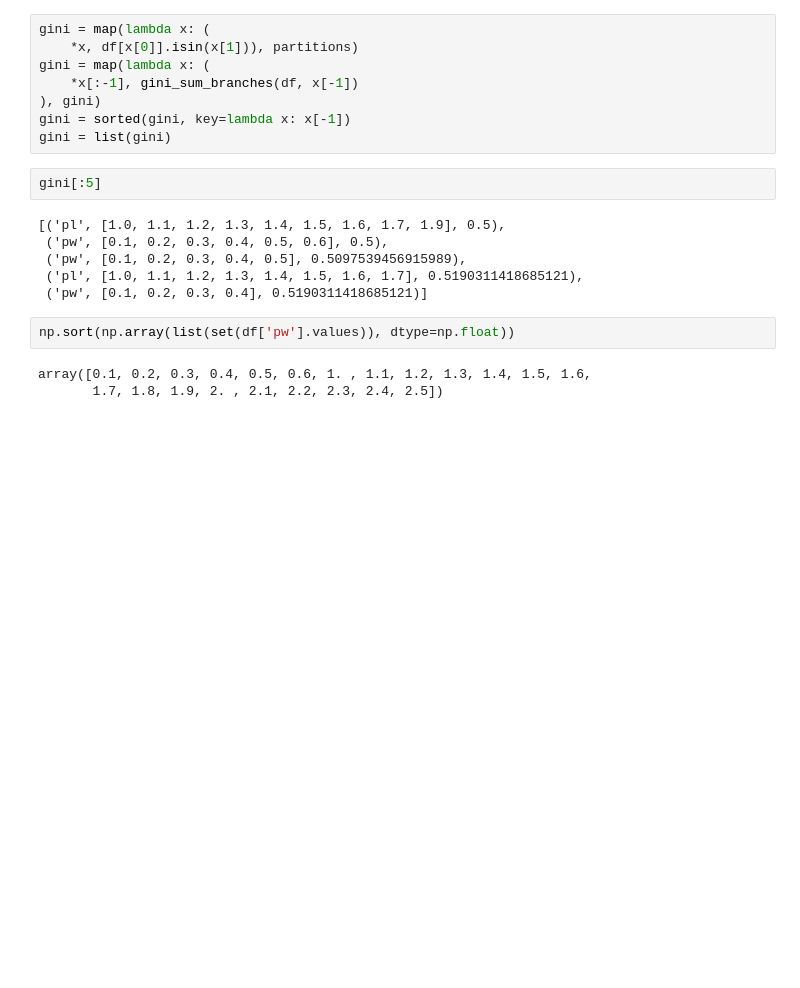
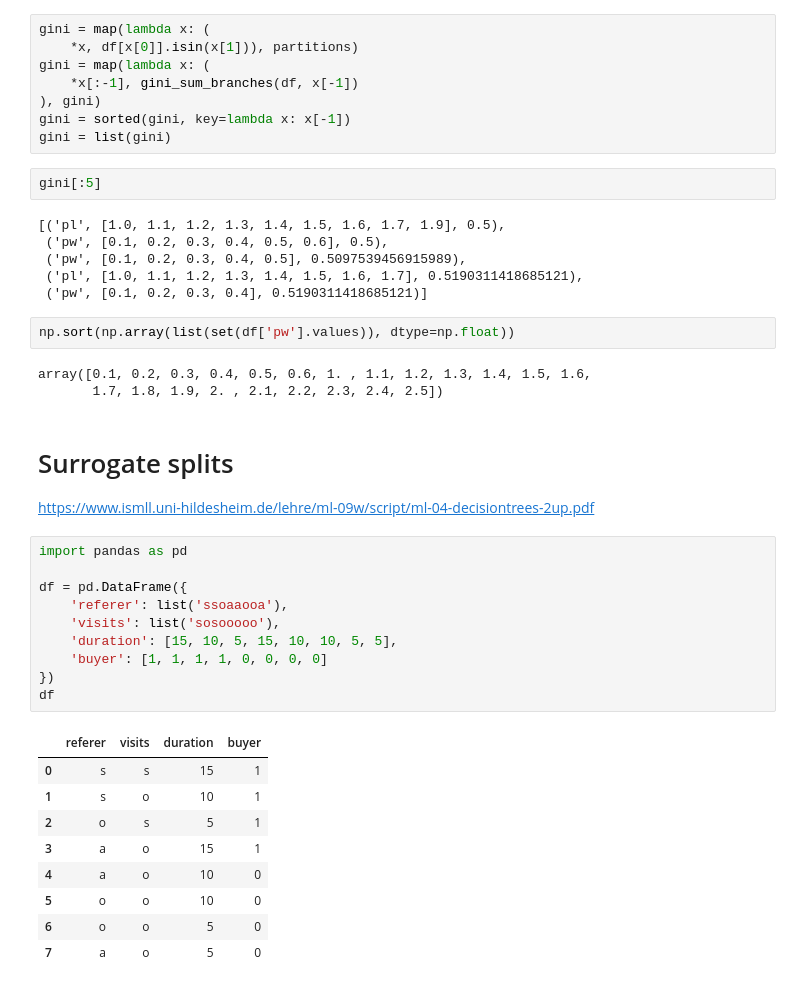
Before and after one commit to danhojin/ml-notes, a Jupyter notebook: ml/decistion_tree_from_scratch.ipynb, the cells around one changed output. Cells and saved outputs as stored; diff of their text form; blank space fills up the shorter version.

```diff
--- a/ml/decistion_tree_from_scratch.ipynb
+++ b/ml/decistion_tree_from_scratch.ipynb
@@ -181,3 +181,27 @@ np.sort(np.array(list(set(df['pw'].values)), dtype=np.float))
 # %% [output]
 array([0.1, 0.2, 0.3, 0.4, 0.5, 0.6, 1. , 1.1, 1.2, 1.3, 1.4, 1.5, 1.6,
        1.7, 1.8, 1.9, 2. , 2.1, 2.2, 2.3, 2.4, 2.5])
+# %% [markdown]
+# Surrogate splits
+
+https://www.ismll.uni-hildesheim.de/lehre/ml-09w/script/ml-04-decisiontrees-2up.pdf
+# %%
+import pandas as pd
+
+df = pd.DataFrame({
+    'referer': list('ssoaaooa'),
+    'visits': list('sosooooo'),
+    'duration': [15, 10, 5, 15, 10, 10, 5, 5],
+    'buyer': [1, 1, 1, 1, 0, 0, 0, 0]
+})
+df
+# %% [output]
+|  | referer | visits | duration | buyer |
+| 0 | s | s | 15 | 1 |
+| 1 | s | o | 10 | 1 |
+| 2 | o | s | 5 | 1 |
+| 3 | a | o | 15 | 1 |
+| 4 | a | o | 10 | 0 |
+| 5 | o | o | 10 | 0 |
+| 6 | o | o | 5 | 0 |
+| 7 | a | o | 5 | 0 |
```
Also changed, not shown: parts of 3 cells of this notebook.
